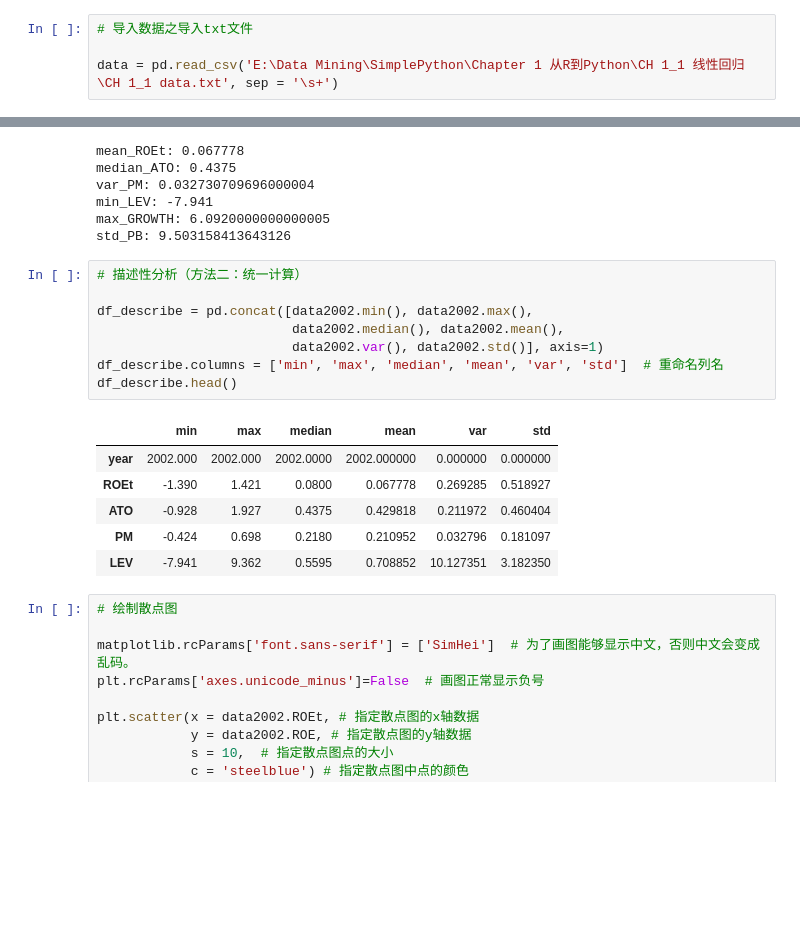
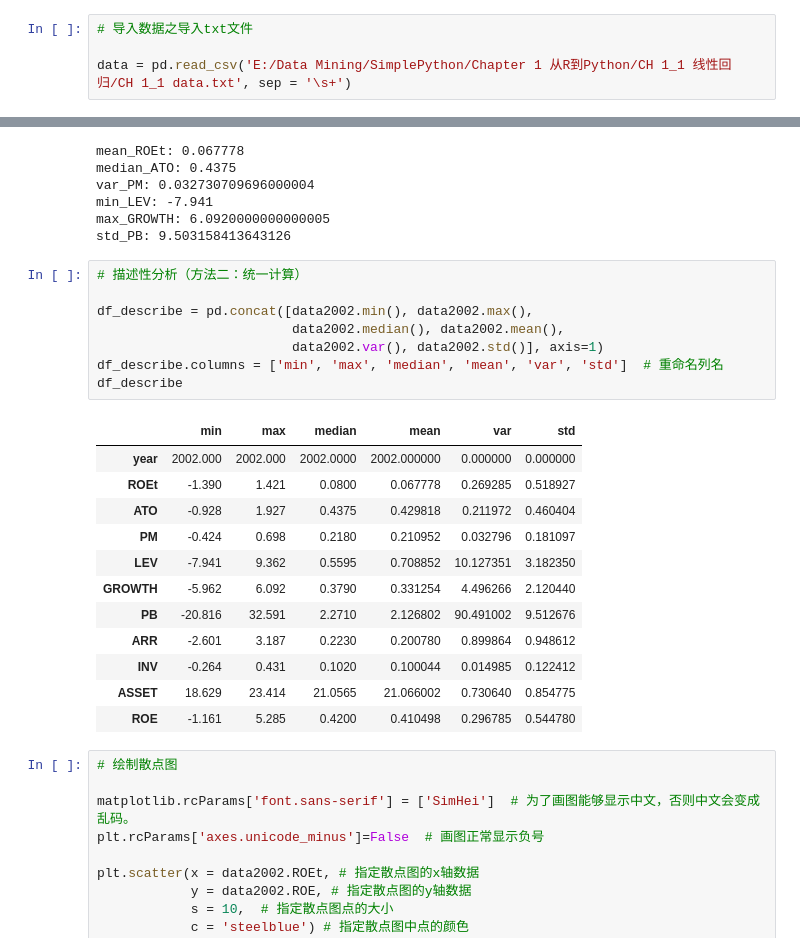
Before and after one commit to git-wy/SimplePython, a Jupyter notebook: Chapter 1 从R到Python/CH 1_1 线性回归/CH 1_1 code.ipynb, the cells around one changed output, grey strips where cells are left out. Saved outputs shown, nothing was run; the diff lists cells and outputs as text; blank space fills up the shorter version.

```diff
--- a/Chapter 1 从R到Python/CH 1_1 线性回归/CH 1_1 code.ipynb
+++ b/Chapter 1 从R到Python/CH 1_1 线性回归/CH 1_1 code.ipynb
@@ -21,7 +21,7 @@ from statsmodels.stats.outliers_influence import variance_inflation_factor
 # %%
 # 导入数据之导入txt文件
 
-data = pd.read_csv('E:\Data Mining\SimplePython\Chapter 1 从R到Python\CH 1_1 线性回归\CH 1_1 data.txt', sep = '\s+')
+data = pd.read_csv('E:/Data Mining/SimplePython/Chapter 1 从R到Python/CH 1_1 线性回归/CH 1_1 data.txt', sep = '\s+')
 # %%
 # 预览数据（方法一）
 
@@ -80,18 +80,24 @@ std_PB: 9.503158413643126
 # %%
 # 描述性分析（方法二：统一计算）
 
 df_describe = pd.concat([data2002.min(), data2002.max(),
                          data2002.median(), data2002.mean(),
                          data2002.var(), data2002.std()], axis=1)
 df_describe.columns = ['min', 'max', 'median', 'mean', 'var', 'std']  # 重命名列名
-df_describe.head()
+df_describe
 # %% [output]
 |  | min | max | median | mean | var | std |
 | year | 2002.000 | 2002.000 | 2002.0000 | 2002.000000 | 0.000000 | 0.000000 |
 | ROEt | -1.390 | 1.421 | 0.0800 | 0.067778 | 0.269285 | 0.518927 |
 | ATO | -0.928 | 1.927 | 0.4375 | 0.429818 | 0.211972 | 0.460404 |
 | PM | -0.424 | 0.698 | 0.2180 | 0.210952 | 0.032796 | 0.181097 |
 | LEV | -7.941 | 9.362 | 0.5595 | 0.708852 | 10.127351 | 3.182350 |
+| GROWTH | -5.962 | 6.092 | 0.3790 | 0.331254 | 4.496266 | 2.120440 |
+| PB | -20.816 | 32.591 | 2.2710 | 2.126802 | 90.491002 | 9.512676 |
+| ARR | -2.601 | 3.187 | 0.2230 | 0.200780 | 0.899864 | 0.948612 |
+| INV | -0.264 | 0.431 | 0.1020 | 0.100044 | 0.014985 | 0.122412 |
+| ASSET | 18.629 | 23.414 | 21.0565 | 21.066002 | 0.730640 | 0.854775 |
+| ROE | -1.161 | 5.285 | 0.4200 | 0.410498 | 0.296785 | 0.544780 |
 # %%
 # 绘制散点图
 
```
Also changed, not shown: parts of 15 cells of this notebook, 6 other files.
